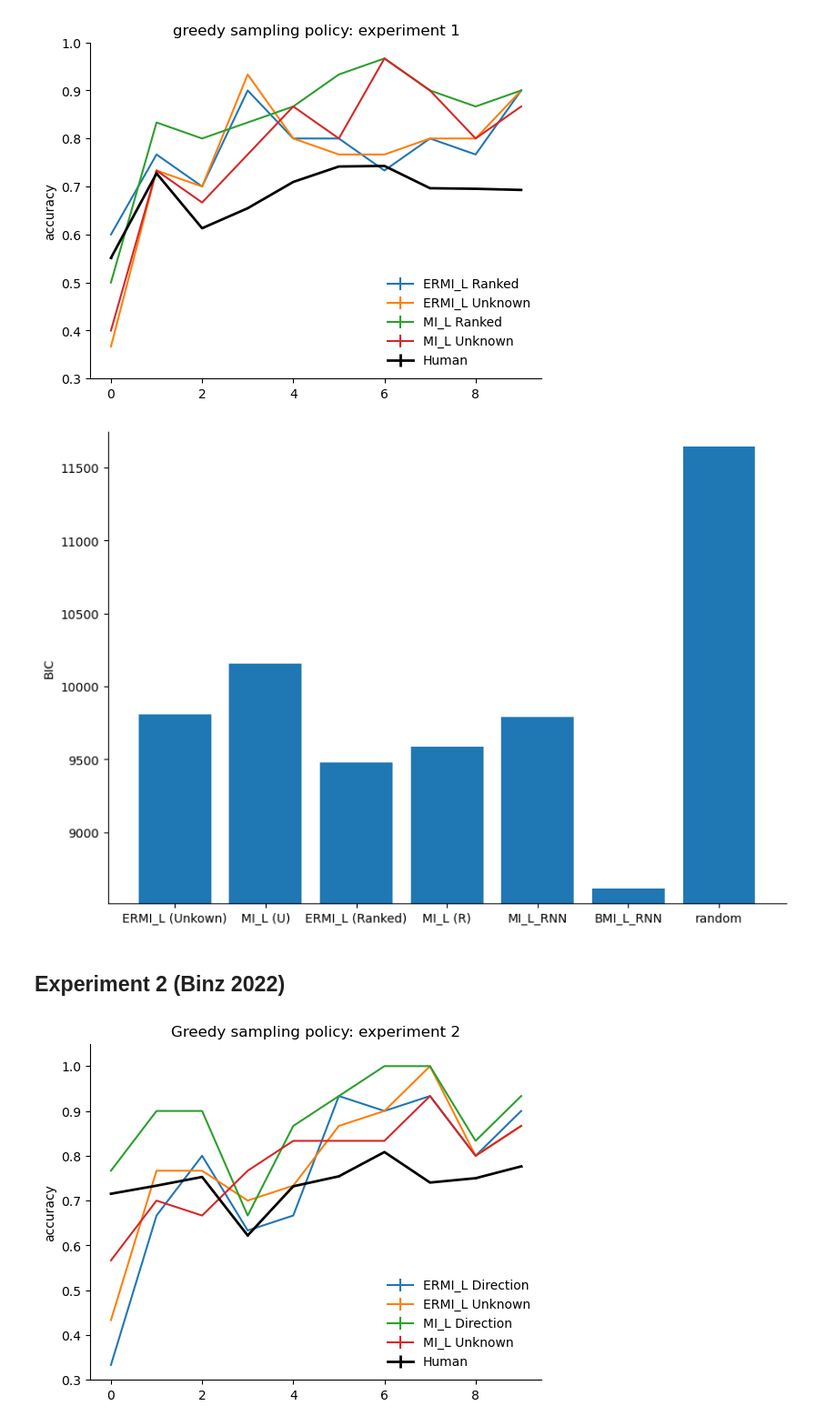
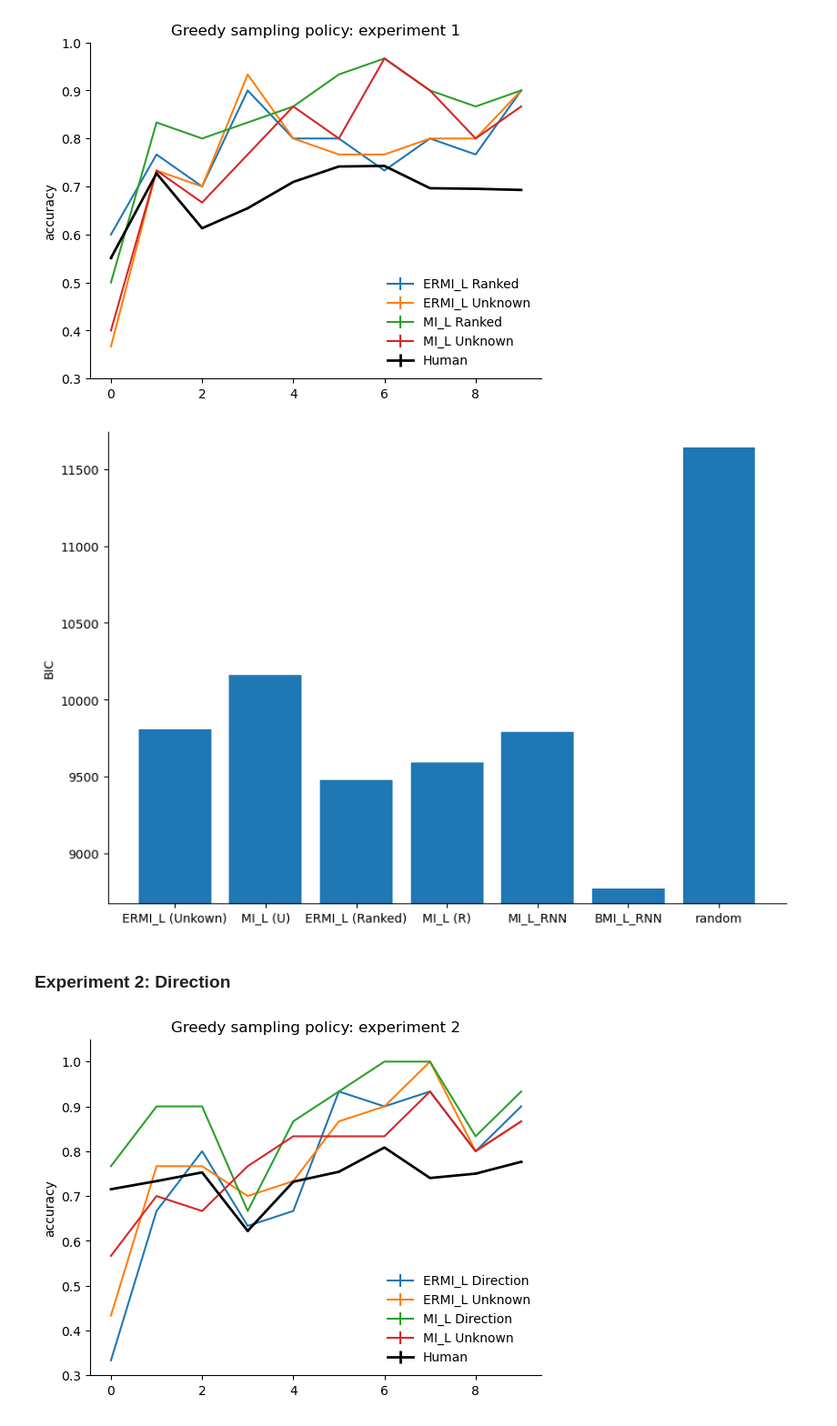
Before and after one commit to akjagadish/ermi, a Jupyter notebook: notebooks/figures.ipynb, the cells around one changed output. Shown at 91% size. Drawn from its saved outputs; the diff is of its cells as text; code cells hidden in the pictures.

```diff
--- a/notebooks/figures.ipynb
+++ b/notebooks/figures.ipynb
@@ -75,37 +152,37 @@ best_logprobs, best_index = torch.max(logprobs_bmi, dim=-1)
 ermi_paired_ranked_bic = (2*results_ermi_paired_ranked['nlls'] + 1*np.log(num_trials)).sum()
 mi_paired_ranked_bic = (2*results_mi_paired_ranked['nlls']+ 1*np.log(num_trials)).sum()
 ermi_paired_unknown_bic = (2*results_ermi_paired['nlls'] + 1*np.log(num_trials)).sum()
 mi_paired_unknown_bic = (2*results_mi_paired['nlls']+ 1*np.log(num_trials)).sum()
 
 # ermi_bic = (2*results_ermi['nlls']+ 1*np.log(num_trials)).sum()
 # mi_bic = (2*results_mi['nlls']+ 1*np.log(num_trials)).sum()
 
 
 rnn_mi_bic = (-2*logprobs_bmi[:, 1] + 1*np.log(num_trials)).sum()
-rnn_bmi_bic = (-2*best_logprobs + 1*np.log(num_trials)).sum()
+rnn_bmi_bic = (-2*best_logprobs + 2*np.log(num_trials)).sum()
 random_bic = -2*np.log(0.5)*num_trials*num_participants
 
 # pool results
 bics = [ermi_paired_unknown_bic, mi_paired_unknown_bic, ermi_paired_ranked_bic, mi_paired_ranked_bic, rnn_mi_bic, rnn_bmi_bic, random_bic]
 model_names = ['ERMI_L (Unkown)', 'MI_L (U)', 'ERMI_L (Ranked)', 'MI_L (R)', 'MI_L_RNN', 'BMI_L_RNN', 'random']
 
 # bics = [ermi_bmi_bic, mi_bmi_bic,  bmi_bic, rnn_mi_bic]#, random_bic]
 # model_names = ['ERMI_BMI', 'MI_BMI',  'RNN_BMI', 'RNN_MI']#, 'random']
 
 # bics = [ermi_bmi_bic, mi_bmi_bic,  bmi_bic, rnn_mi_bic, ermi_bic, mi_bic,]#, random_bic]
 # model_names = ['ERMI_L', 'MI_L',  'RNN_BMI_L', 'RNN_MI_L', 'ERMI', 'MI']#, 'random']
 
 
 # plot bar plot comparing the two bics
 plt.figure(figsize=(10, len(model_names)))
 plt.bar(model_names, bics)
 plt.ylim(min(bics)-100, max(bics)+100)
 plt.ylabel('BIC')
 sns.despine()
 # %% [output]
-[figure, old version]
+[figure, new version]
 # %% [markdown]
-## Experiment 2 (Binz 2022)
+### Experiment 2: Direction
 # %%
 experiment_id=2
 data = pd.read_csv(f'/u/ajagadish/ermi/decisionmaking/data/human/binz2022heuristics_exp{experiment_id}.csv')
```
Also changed, not shown: parts of 9 cells of this notebook.
